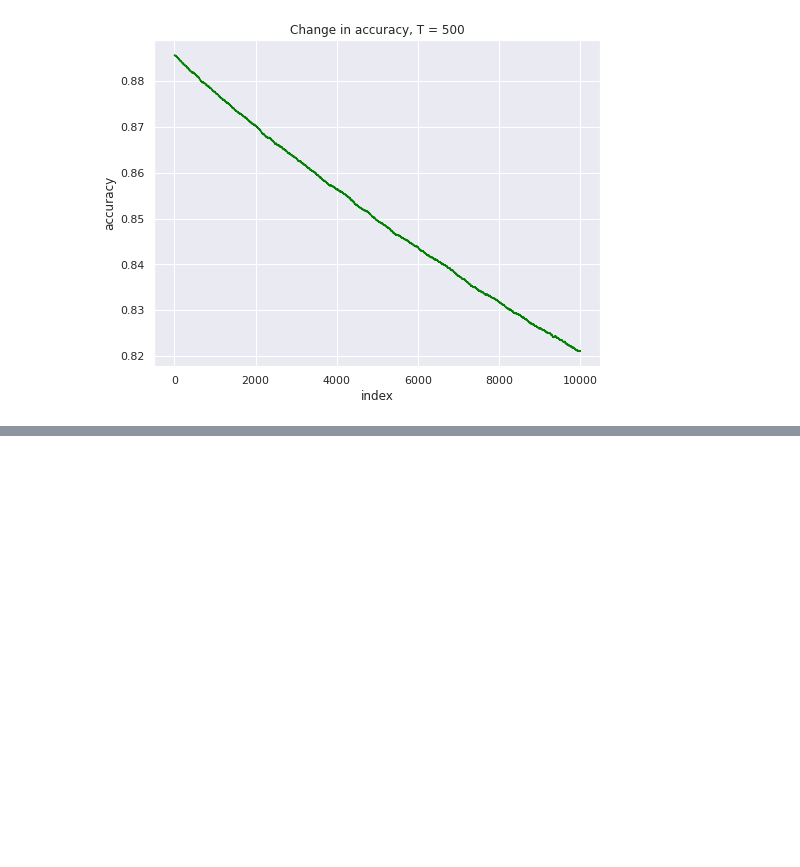
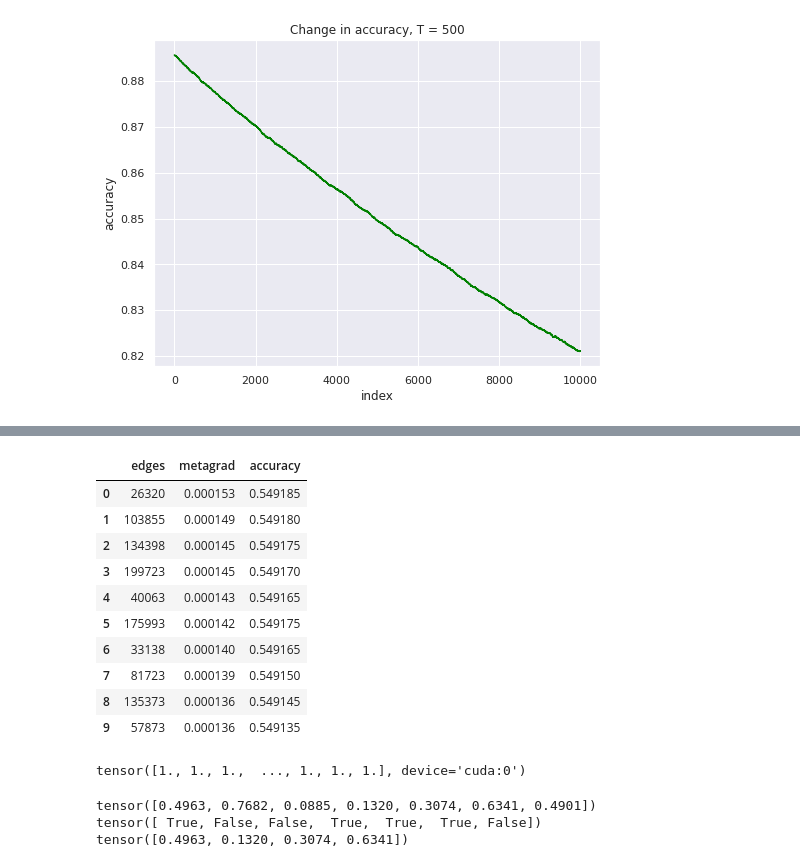
Before and after one commit to aravind-gk/RecSysAttack, a Jupyter notebook: meta.ipynb, the cells around one changed output, grey strips where cells are left out. Drawn from its saved outputs; the diff is of its cells as text; code cells hidden in the pictures; blank space fills up the shorter version.

```diff
--- a/meta.ipynb
+++ b/meta.ipynb
@@ -349,0 +524,14 @@ plt.show()
+# %%
+perturbations
+# %% [output]
+|  | edges | metagrad | accuracy |
+| 0 | 26320 | 0.000153 | 0.549185 |
+| 1 | 103855 | 0.000149 | 0.549180 |
+| 2 | 134398 | 0.000145 | 0.549175 |
+| 3 | 199723 | 0.000145 | 0.549170 |
+| 4 | 40063 | 0.000143 | 0.549165 |
+| 5 | 175993 | 0.000142 | 0.549175 |
+| 6 | 33138 | 0.000140 | 0.549165 |
+| 7 | 81723 | 0.000139 | 0.549150 |
+| 8 | 135373 | 0.000136 | 0.549145 |
+| 9 | 57873 | 0.000136 | 0.549135 |
@@ -349,0 +540,16 @@ plt.show()
+# %%
+perturbs
+# %% [output]
+tensor([1., 1., 1.,  ..., 1., 1., 1.], device='cuda:0')
+# %%
+torch.manual_seed(0)
+vec = torch.rand(7)
+print(vec)
+mask = torch.tensor([1, 0, 0, 1, 1, 1, 0]).bool()
+print(mask)
+selected = torch.masked_select(vec, mask)
+print(selected)
+# %% [output]
+tensor([0.4963, 0.7682, 0.0885, 0.1320, 0.3074, 0.6341, 0.4901])
+tensor([ True, False, False,  True,  True,  True, False])
+tensor([0.4963, 0.1320, 0.3074, 0.6341])
```
Also changed, not shown: parts of 4 cells of this notebook.
